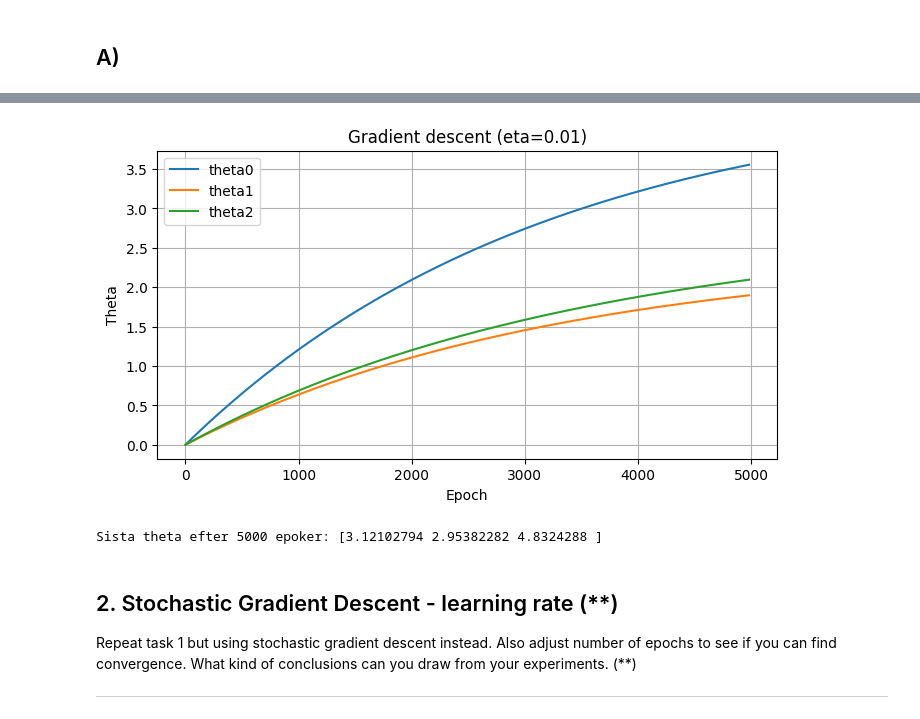
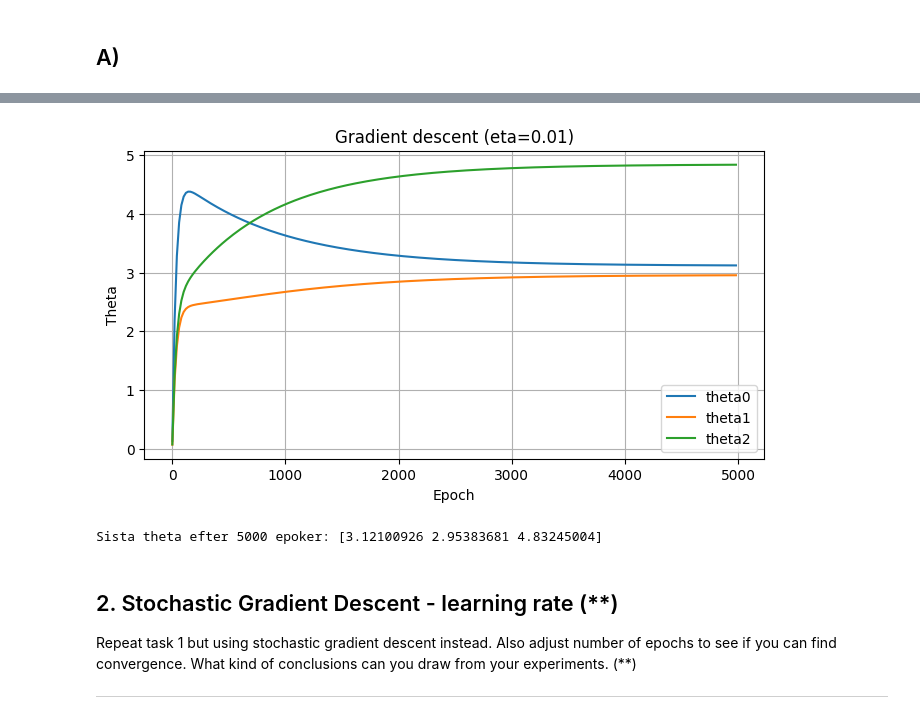
Before and after one commit to SebastianPetersson/Machine_Learning_SEBASTIAN_PETERSSON, a Jupyter notebook: Exercises/E02_gradient_descent.ipynb, the cells around one changed output, grey strips where cells are left out. Drawn from its saved outputs; the diff is of its cells as text; code cells hidden in the pictures.

```diff
--- a/Exercises/E02_gradient_descent.ipynb
+++ b/Exercises/E02_gradient_descent.ipynb
@@ -122,7 +122,7 @@ for epoch in range(1, epochs + 1):
 
     theta = theta - eta * grad
 
-    if epoch in range(1, 500, 99):
+    if epoch in range(1, 500, 5):
         epoch_history.append(epoch)
         theta_history.append(theta.copy())
 
@@ -155,6 +165,6 @@ Sista theta efter 500 epoker: [3.12060544 2.95398773 4.83305597]
 # %%
-eta = 0.0001
-epochs = 500000
+eta = 0.01
+epochs = 5000
 
 theta = np.zeros(X.shape[1])
 
@@ -163,35 +173,35 @@ epoch_history = []
 
 n = X.shape[0]
 
 for epoch in range(1, epochs + 1):
 
     y_pred = X @ theta
     grad = (2/n) * X.T @ (y_pred - y)
 
     theta = theta - eta * grad
 
     if epoch in range(1, 5000, 20):
         epoch_history.append(epoch)
         theta_history.append(theta.copy())
 
 
 theta_history = np.array(theta_history)
 
 plt.figure(figsize=(8, 4))
 plt.plot(epoch_history, theta_history[:, 0], label="theta0")
 plt.plot(epoch_history, theta_history[:, 1], label="theta1")
 plt.plot(epoch_history, theta_history[:, 2], label="theta2")
 plt.xlabel("Epoch")
 plt.ylabel("Theta")
 plt.title("Gradient descent (eta=0.01)")
 plt.grid(True)
 plt.legend()
 plt.show()
 
 print("Sista theta efter 5000 epoker:", theta)
 # %% [output]
-[figure, old version]
+[figure, new version]
-Sista theta efter 5000 epoker: [3.12102794 2.95382282 4.8324288 ]
+Sista theta efter 5000 epoker: [3.12100926 2.95383681 4.83245004]
 # %% [markdown]
 ## 2. Stochastic Gradient Descent - learning rate (**)
 
```
Also changed, not shown: parts of 2 cells of this notebook.
